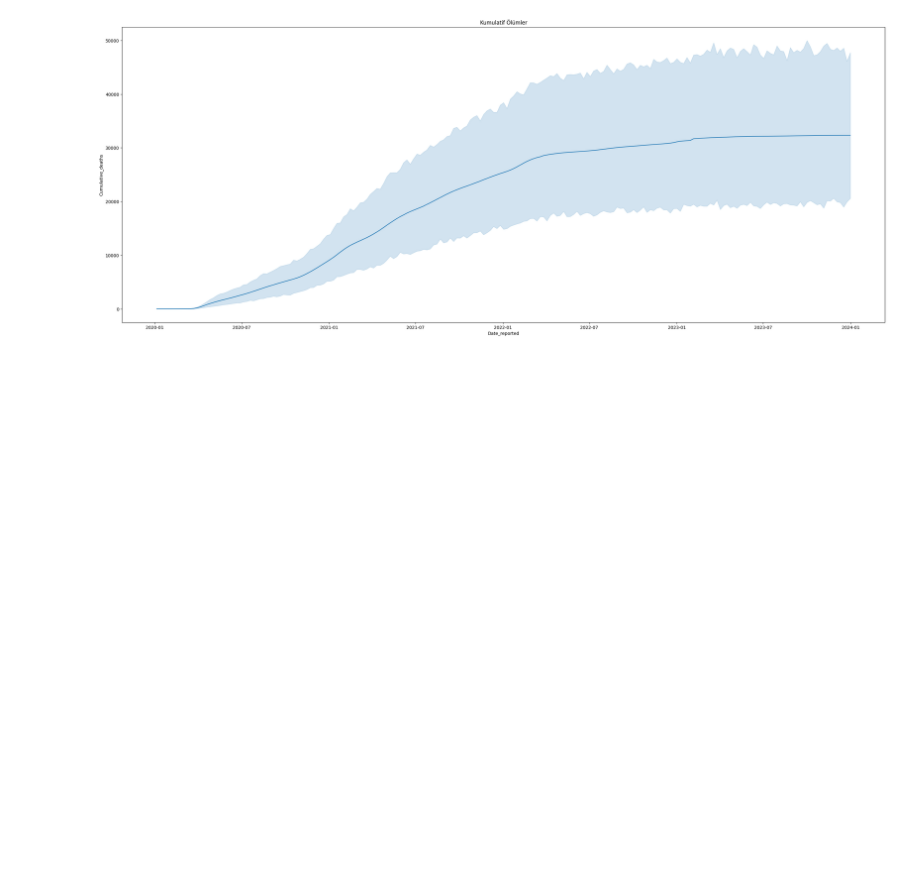
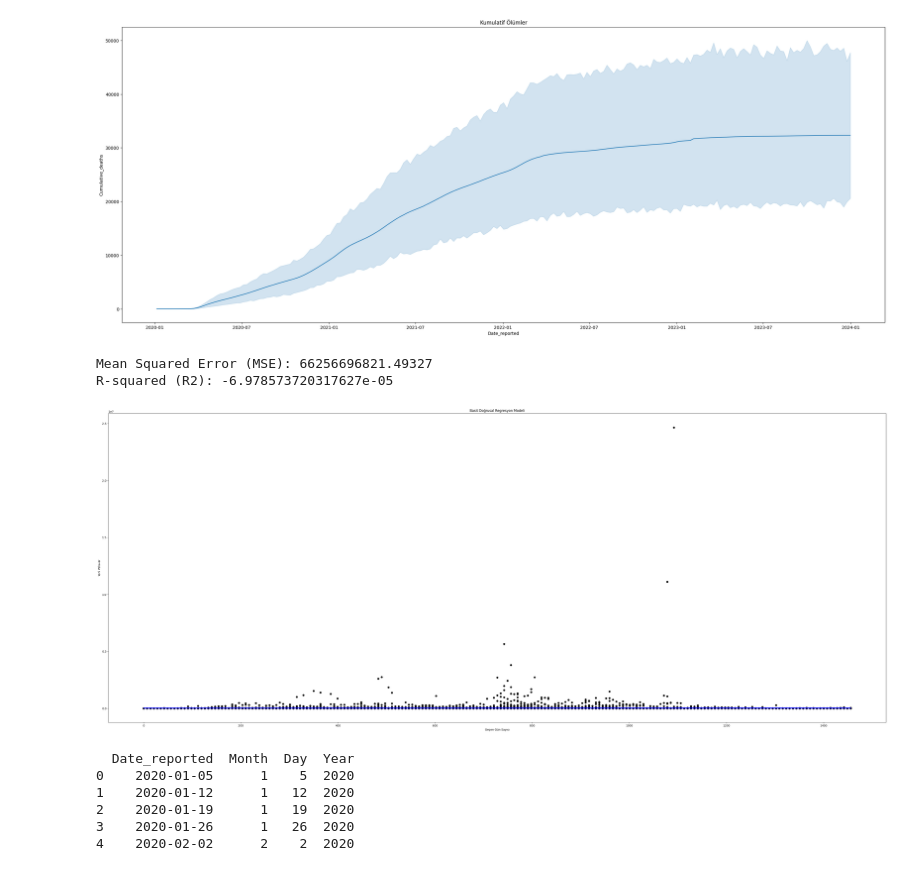
Before and after one commit to melsagin/covid, a Jupyter notebook: covid/analysis.ipynb, the cells around one changed output. Saved outputs shown, nothing was run; the diff lists cells and outputs as text; code cells hidden in the pictures; blank space fills up the shorter version.

```diff
--- a/covid/analysis.ipynb
+++ b/covid/analysis.ipynb
@@ -239,0 +330,69 @@ plt.show()
+# %%
+# Gerekli sütunları seç
+selected_columns = ['Date_reported', 'New_cases']
+df_selected = df[selected_columns].copy()  # copy() kullanarak orijinal DataFrame'i değiştirmemenizi sağlayın
+
+# Tarih sütununu datetime veri tipine çevir
+df_selected['Date_reported'] = pd.to_datetime(df_selected['Date_reported'])
+
+# Tarihi gün sayısına dönüştür
+df_selected['Days_since_start'] = (df_selected['Date_reported'] - df_selected['Date_reported'].min()).dt.days
+
+# Bağımsız değişken X ve bağımlı değişken y
+X = df_selected['Days_since_start'].values.reshape(-1, 1)
+y = df_selected['New_cases'].values
+
+# Eğitim ve test setlerine ayır
+X_train, X_test, y_train, y_test = train_test_split(X, y, test_size=0.3, random_state=42)
+
+# Modeli oluştur
+model = LinearRegression()
+
+# Modeli eğit
+model.fit(X_train, y_train)
+
+# Test seti üzerinde tahmin yap
+y_pred = model.predict(X_test)
+# %%
+# Ortalama Kare Hata (Mean Squared Error - MSE)
+mse = mean_squared_error(y_test, y_pred)
+print(f'Mean Squared Error (MSE): {mse}')
+
+# R-kare (R-squared) değeri
+r2 = r2_score(y_test, y_pred)
+print(f'R-squared (R2): {r2}')
+
+# Modelin doğrusunu ve veriyi görselleştir
+plt.figure(figsize=(50, 20))
+plt.scatter(X_test, y_test, color='black')
+plt.plot(X_test, y_pred, color='blue', linewidth=3)
+plt.xlabel('Geçen Gün Sayısı')
+plt.ylabel('Yeni Vakalar')
+plt.title('Basit Doğrusal Regresyon Modeli')
+plt.show()
+# %% [output]
+Mean Squared Error (MSE): 66256696821.49327
+R-squared (R2): -6.978573720317627e-05
+[figure, added]
+# %%
+# Tarih sütununu datetime veri tipine çevirin
+df['Date_reported'] = pd.to_datetime(df['Date_reported'])
+
+# Örnek: Hangi ayda olduğumuzu gösteren bir özellik ekleyin
+df['Month'] = df['Date_reported'].dt.month
+
+# Örnek: Hangi gün olduğumuzu gösteren bir özellik ekleyin
+df['Day'] = df['Date_reported'].dt.day
+
+# Örnek: Hangi yıl olduğumuzu gösteren bir özellik ekleyin
+df['Year'] = df['Date_reported'].dt.year
+
+# Elde edilen yeni DataFrame'i göster
+print(df[['Date_reported', 'Month', 'Day', 'Year']].head())
+# %% [output]
+  Date_reported  Month  Day  Year
+0    2020-01-05      1    5  2020
+1    2020-01-12      1   12  2020
+2    2020-01-19      1   19  2020
+3    2020-01-26      1   26  2020
+4    2020-02-02      2    2  2020
```
Also changed, not shown: parts of 20 cells of this notebook.
